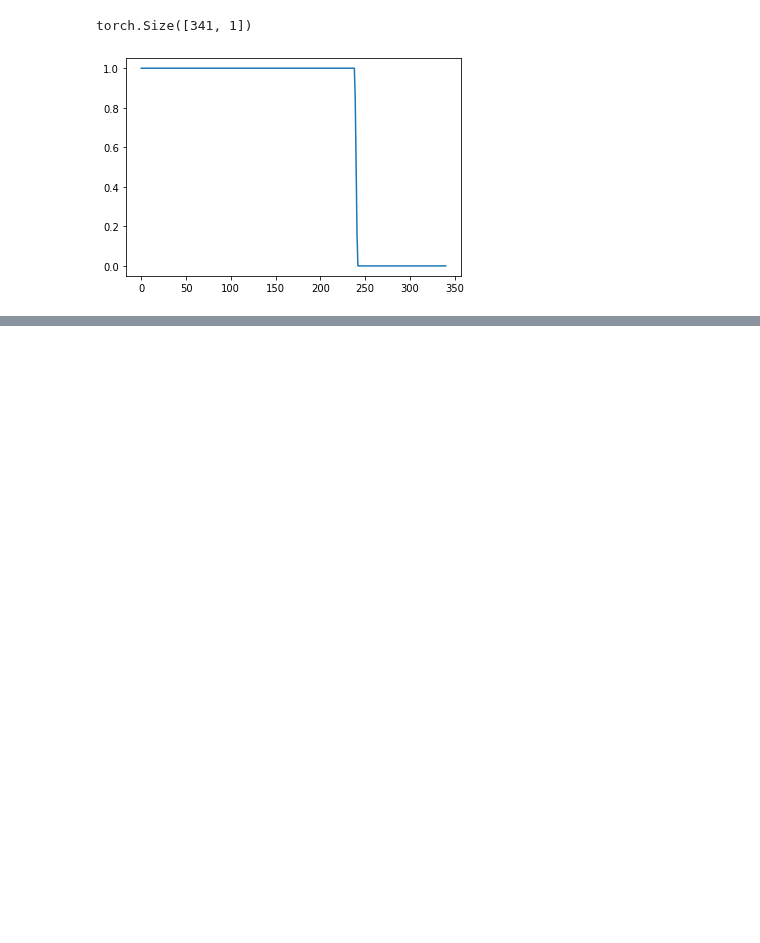
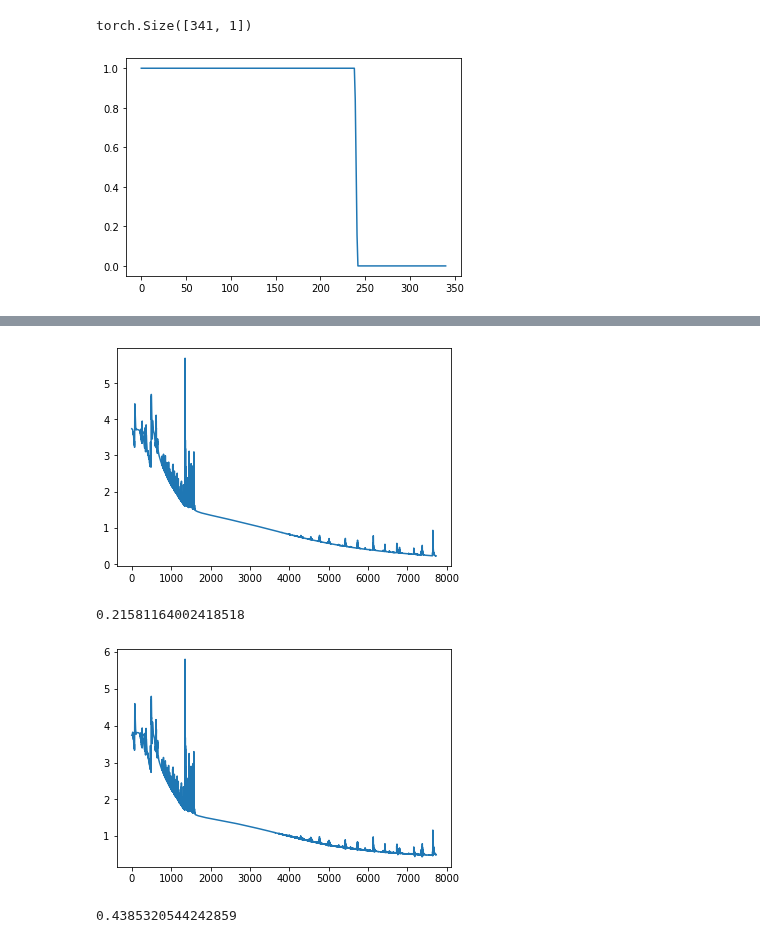
Before and after one commit to mmattb/coproc-poc, a Jupyter notebook: can_we_separate_classes.ipynb, the cells around one changed output, grey strips where cells are left out. Saved outputs shown, nothing was run; the diff lists cells and outputs as text; code cells hidden in the pictures; blank space fills up the shorter version.

```diff
--- a/can_we_separate_classes.ipynb
+++ b/can_we_separate_classes.ipynb
@@ -242 +243,14 @@ torch.save(model.state_dict(), "classifier_model")
+# %%
+plt.plot(losses)
+plt.show()
+print(min(losses))
+
+plt.plot(test_losses)
+plt.show()
+print(min(test_losses))
+# %% [output]
+[figure, added]
+0.21581164002418518
+[figure, added]
+0.4385320544242859
 # %%
```
Also changed, not shown: parts of 11 cells of this notebook, 1 other file.
